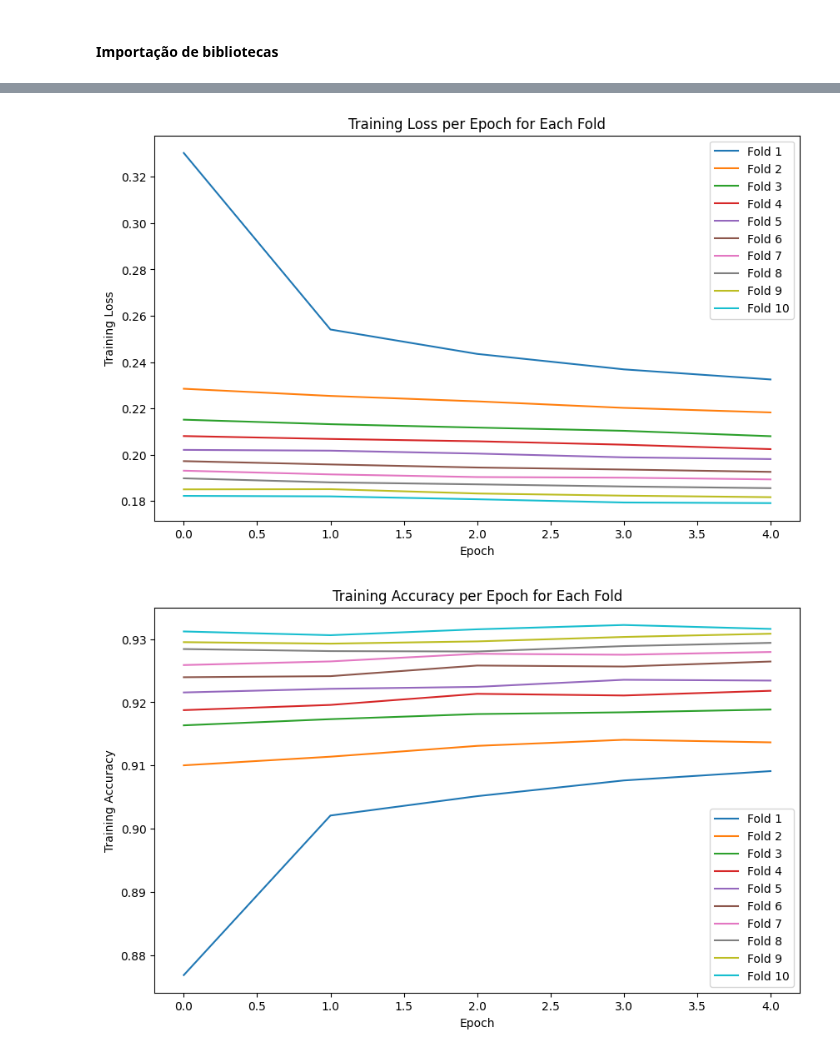
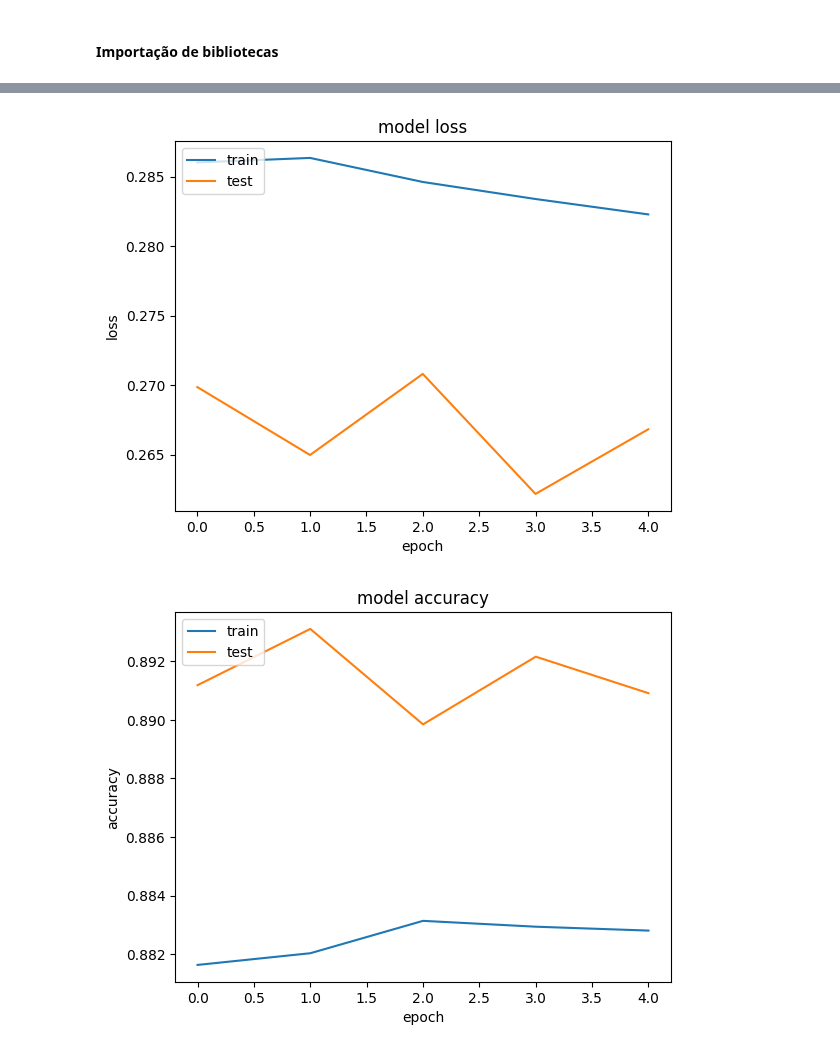
Before and after one commit to brugnaro2022/nlp, a Jupyter notebook: 04_fast_text_mlp.ipynb, the cells around one changed output, grey strips where cells are left out. Cells and saved outputs as stored; diff of their text form; code cells hidden in the pictures.

```diff
--- a/04_fast_text_mlp.ipynb
+++ b/04_fast_text_mlp.ipynb
@@ -118,7 +110,7 @@ train_f1_scores = []
 
 val_f1_scores = []
 val_accuracies = []
-for train_idx, val_idx in skf.split(X_embeddings, labels):
+for train_idx, val_idx in tqdm(skf.split(X_embeddings, labels),desc='Processing'):
     fold += 1
     print(f'fold ---> {fold}')
 
@@ -151,12 +143,6 @@ for train_idx, val_idx in skf.split(X_embeddings, labels):
     val_accuracy = accuracy_score(y_val, y_pred)
     val_accuracies.append(val_accuracy)
 
-print('-'*80)
-print(f'mean_train_loss = {round(np.mean(train_loss_history),4)}')
-print(f'mean_train_accuracy = {round(np.mean(train_accuracies),4)}')
-print(f'mean_train_f1_score = {round(np.mean(train_f1_scores),4)}')
-print('-'*40)
-print(f'mean_val_accuracy = {round(np.mean(val_accuracies),4)}')
-print(f'mean_val_f1_score = {round(np.mean(val_f1_scores), 4)}')
+print('Finished!')
 # %% [output]
 fold ---> 1
@@ -179,4 +197,14 @@ mean_val_f1_score = 0.9218
 # %%
+def plot_eval_metrics(model, metric):
+    plt.plot(model.history[metric])
+    plt.plot(model.history[f'val_{metric}'])
+    plt.title(f'model {metric}')
+    plt.ylabel(metric)
+    plt.xlabel('epoch')
+    plt.legend(['train', 'test'], loc='upper left')
+    plt.savefig(f'{graph_path}train_test_{metric}.png')
+    plt.show()
+
 def plot_k_folds_metrics(history, metric):
     plt.figure(figsize=(10, 6))
     for fold_num, fold_loss in enumerate(history):
@@ -185,12 +213,12 @@ def plot_k_folds_metrics(history, metric):
     plt.ylabel(f'Training {metric}')
     plt.title(f'Training {metric} per Epoch for Each Fold')
     plt.legend()
+    plt.savefig(f'{graph_path}folds_{metric}.png')
     plt.show()
 
 def plot_train_f1_score(metrics_list, k_folds_list, metric_name):
     folds = list(range(1,k_folds_list+1))
     val_acc = metrics_list
-
     plt.figure(figsize=(6, 4))
     plt.plot(folds, val_acc, marker='o')
     plt.title(f'Train {metric_name} Over Folds')
@@ -199,11 +227,33 @@ def plot_train_f1_score(metrics_list, k_folds_list, metric_name):
     plt.grid(True)
     plt.xticks(folds)
     plt.ylim(0.8, 1.0)
+    plt.savefig(f'{graph_path}f1_sc_{metric_name}.png')
     plt.show()
+
+def plot_validation_graphs(metrics_list, k_folds_list, metric_name):
+    folds = list(range(1,k_folds_list+1))
+    val_acc = metrics_list
+    plt.figure(figsize=(6, 4))
+    plt.plot(folds, val_acc, marker='o')
+    plt.title(f'Validation {metric_name} Over Folds')
+    plt.xlabel('Folds')
+    plt.ylabel(f'Validation {metric_name}')
+    plt.grid(True)
+    plt.xticks(folds)
+    plt.ylim(0.8, 1.0)
+    plt.savefig(f'{graph_path}val_f1_{metric_name}.png')
+    plt.show()
 # %%
+plot_eval_metrics(model_history, 'loss')
+plot_eval_metrics(model_history, 'accuracy')
+
 plot_k_folds_metrics(train_loss_history, 'Loss')
 plot_k_folds_metrics(train_accuracies, 'Accuracy')
+
 plot_train_f1_score(train_f1_scores, K_FOLDS, 'F1 Score')
+
+plot_validation_graphs(val_accuracies, K_FOLDS, 'Accuracy')
+plot_validation_graphs(val_f1_scores, K_FOLDS, 'F1 Score')
 # %% [output]
-[figure, old version]
+[figure, new version]
-[figure, old version]
+[figure, new version]
```
Also changed, not shown: parts of 15 cells of this notebook, 24 other files.
